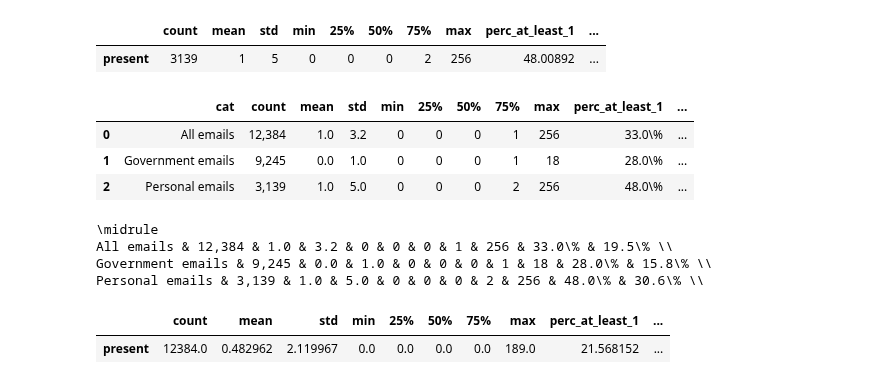
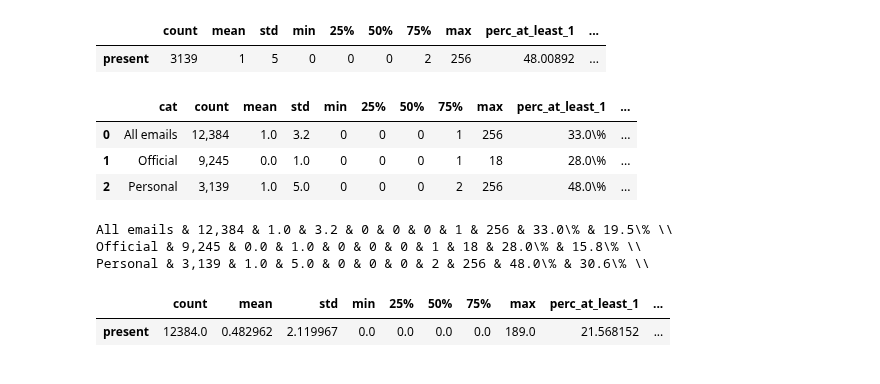
Before and after one commit to themains/pwned_pols, a Jupyter notebook: scripts/07_everypol_summ.ipynb, the cells around one changed output. Cells and saved outputs as stored; diff of their text form; code cells hidden in the pictures.

Commit message:
Fix table labeling & formatting

```diff
--- a/scripts/07_everypol_summ.ipynb
+++ b/scripts/07_everypol_summ.ipynb
@@ -1159,34 +1159,33 @@ _comm
 # %%
 _tab = (
     pd.concat([_all, _govt, _comm], ignore_index=True)
     .assign(
         **{
             col: lambda df_, col=col: df_[col].round(0).astype(int)
             for col in ["min", "25%", "50%", "75%", "max"]
         }
     )
     .round(1)
     .assign(perc_at_least_1=lambda df_: df_["perc_at_least_1"].astype(str) + "\\%")
     .assign(perc_at_least_2=lambda df_: df_["perc_at_least_2"].astype(str) + "\\%")
     .assign(
         count=lambda df_: df_["count"].round(0).astype(int).apply(lambda x: f"{x:,}")
     )
     .astype(str)
-    .assign(cat=["All emails", "Government emails", "Personal emails"])
+    .assign(cat=["All emails", "Official", "Personal"])
     .reorder_columns(["cat"])
 )
 pandas_to_tex(_tab, "../tables/pooled_pols_breach_number_summary", index=False)
 display(_tab)
 !cat ../tables/pooled_pols_breach_number_summary.tex
 # %% [output]
 |  | cat | count | mean | std | min | 25% | 50% | 75% | max | perc_at_least_1 | ... |
 | 0 | All emails | 12,384 | 1.0 | 3.2 | 0 | 0 | 0 | 1 | 256 | 33.0\% | ... |
-| 1 | Government emails | 9,245 | 0.0 | 1.0 | 0 | 0 | 0 | 1 | 18 | 28.0\% | ... |
-| 2 | Personal emails | 3,139 | 1.0 | 5.0 | 0 | 0 | 0 | 2 | 256 | 48.0\% | ... |
+| 1 | Official | 9,245 | 0.0 | 1.0 | 0 | 0 | 0 | 1 | 18 | 28.0\% | ... |
+| 2 | Personal | 3,139 | 1.0 | 5.0 | 0 | 0 | 0 | 2 | 256 | 48.0\% | ... |
-\midrule
 All emails & 12,384 & 1.0 & 3.2 & 0 & 0 & 0 & 1 & 256 & 33.0\% & 19.5\% \\
-Government emails & 9,245 & 0.0 & 1.0 & 0 & 0 & 0 & 1 & 18 & 28.0\% & 15.8\% \\
-Personal emails & 3,139 & 1.0 & 5.0 & 0 & 0 & 0 & 2 & 256 & 48.0\% & 30.6\% \\
+Official & 9,245 & 0.0 & 1.0 & 0 & 0 & 0 & 1 & 18 & 28.0\% & 15.8\% \\
+Personal & 3,139 & 1.0 & 5.0 & 0 & 0 & 0 & 2 & 256 & 48.0\% & 30.6\% \\
 # %%
 _all = (
     df_email_breach_expanded.query("seriousbreach==1")
```
Also changed, not shown: parts of 8 cells of this notebook, 9 other files.
